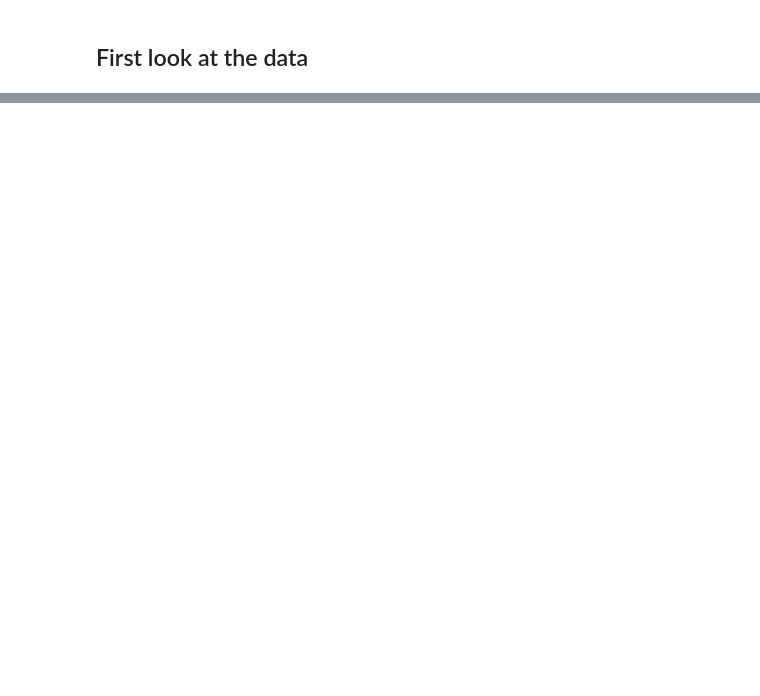
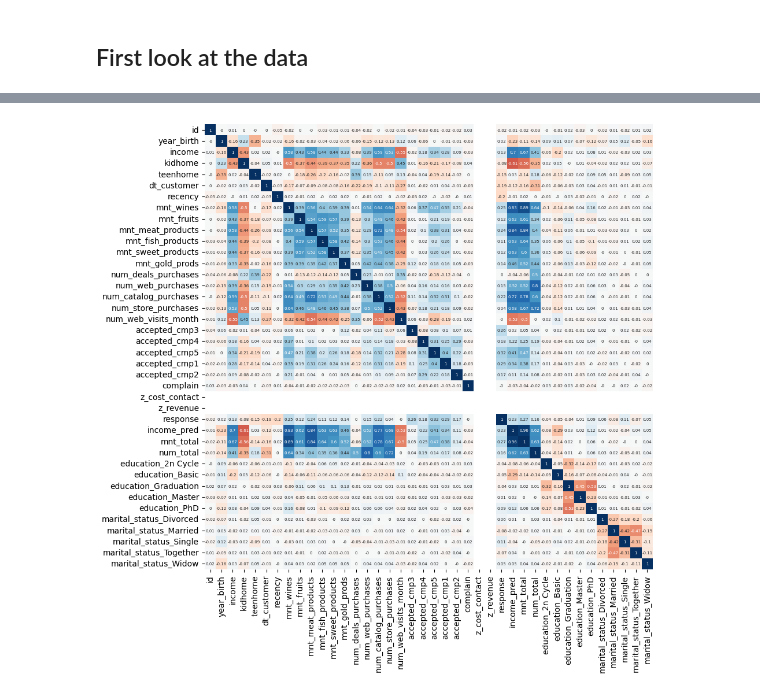
Before and after one commit to avila/ClearCutCostumerClustering, a Jupyter notebook: code/mra/01_eda_first_look.ipynb, the cells around one changed output, grey strips where cells are left out. Cells and saved outputs as stored; diff of their text form; code cells hidden in the pictures; blank space fills up the shorter version.

Commit message:
work on eda and clust first look

```diff
--- a/code/mra/01_eda_first_look.ipynb
+++ b/code/mra/01_eda_first_look.ipynb
@@ -18,10 +20,11 @@ df = pd.read_csv(
      "./data/01_input/Supermarket_customers.csv",
     delimiter="\t",              # note: \t because its a tab separated and not comma separated file
     parse_dates=["Dt_Customer"], # parse as dates
-    dayfirst=True
+    date_format='%d-%m-%Y'
 )
 
 # transform columns for sane column names
+# thanks https://stackoverflow.com/a/74643649
 df.columns = (df.columns
                 .str.replace('(?<=[a-z])(?=[A-Z])', '_', regex=True)
                 .str.lower()
@@ -136,21 +159,23 @@ df["income_pred"] = predicted_income_full_df
 df.to_csv("data/02_inter/tmp.csv")
 # %%
 # get correlations
-df_full_encoded = pd.get_dummies(df, drop_first=True)
+df_full_encoded = pd.get_dummies(df, drop_first=False)
 df_corr = df_full_encoded.corr()
 
 # heatmap
 fig, ax = plt.subplots(figsize=(10,10))
 sns.heatmap(
     round(df_corr,2),
     cmap='RdBu',
     annot=True,
     annot_kws={"size": 5},
     vmin=-1, vmax=1,
     cbar=False
 )
 
 plt.show()
+# %% [output]
+[figure, added]
 # %%
 def summary_stats_by_group(df, group_var, target_var):
 
```
Also changed, not shown: parts of 13 cells of this notebook, 1 other file.
